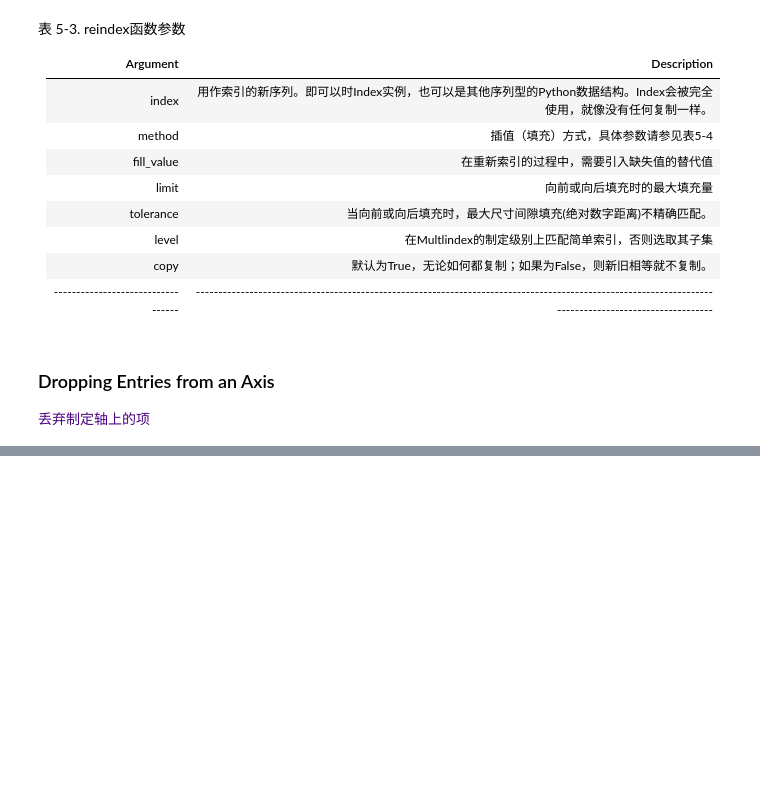
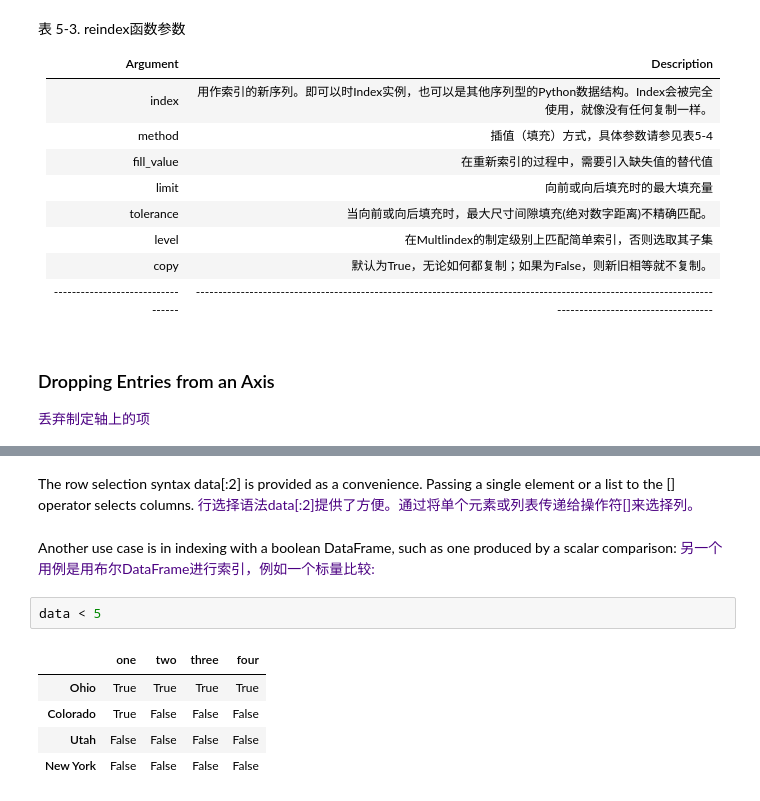
Before and after one commit to edenwzg/code, a Jupyter notebook: jupyter/Python for data analysis/CHAPTER 5. Getting Started With pandas.ipynb, the cells around one changed output, grey strips where cells are left out. Saved outputs shown, nothing was run; the diff lists cells and outputs as text; blank space fills up the shorter version.

```diff
--- a/jupyter/Python for data analysis/CHAPTER 5. Getting Started With pandas.ipynb
+++ b/jupyter/Python for data analysis/CHAPTER 5. Getting Started With pandas.ipynb
@@ -857,0 +1062,16 @@ copy | 默认为True，无论如何都复制；如果为False，则新旧相等
+# %% [markdown]
+The row selection syntax data[:2] is provided as a convenience. Passing a single element or a list to the [] operator selects columns.
+<font color=Indigo>
+行选择语法data[:2]提供了方便。通过将单个元素或列表传递给操作符[]来选择列。
+# %% [markdown]
+Another use case is in indexing with a boolean DataFrame, such as one produced by a scalar comparison:
+<font color=Indigo>
+另一个用例是用布尔DataFrame进行索引，例如一个标量比较:
+# %%
+data < 5
+# %% [output]
+|  | one | two | three | four |
+| Ohio | True | True | True | True |
+| Colorado | True | False | False | False |
+| Utah | False | False | False | False |
+| New York | False | False | False | False |
```
Also changed, not shown: parts of 63 cells of this notebook.
